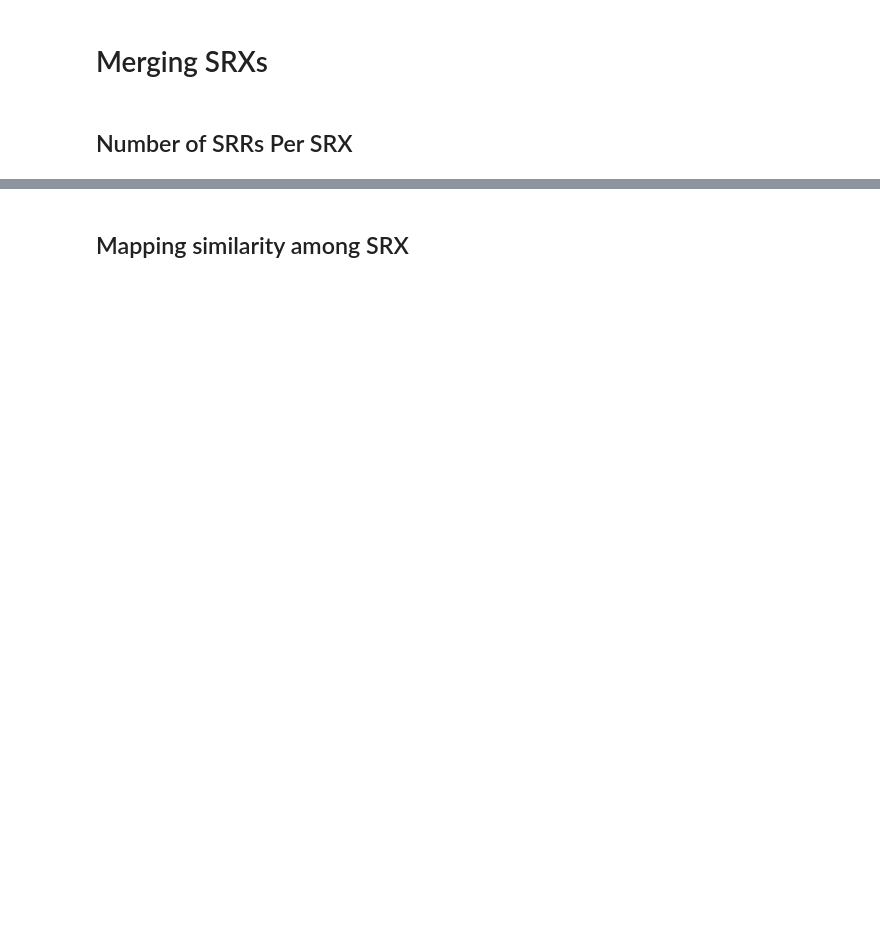
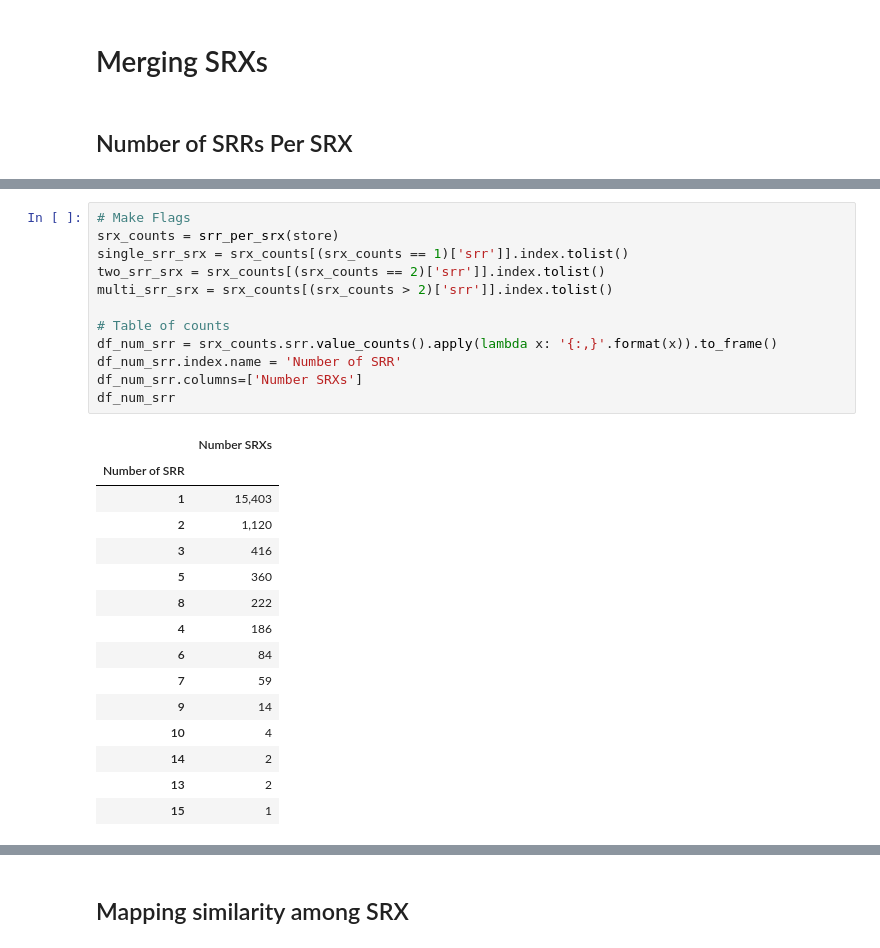
Before and after one commit to jfear/ncbi_remap, a Jupyter notebook: notebook/deliver/prealn-wf_merge_srr.ipynb, the cells around one changed output, grey strips where cells are left out. Saved outputs shown, nothing was run; the diff lists cells and outputs as text; blank space fills up the shorter version.

```diff
--- a/notebook/deliver/prealn-wf_merge_srr.ipynb
+++ b/notebook/deliver/prealn-wf_merge_srr.ipynb
@@ -62,0 +55,28 @@ There are 2,390 SRXs that have more than 1 SRR.
+# %%
+# Make Flags
+srx_counts = srr_per_srx(store)
+single_srr_srx = srx_counts[(srx_counts == 1)['srr']].index.tolist()
+two_srr_srx = srx_counts[(srx_counts == 2)['srr']].index.tolist()
+multi_srr_srx = srx_counts[(srx_counts > 2)['srr']].index.tolist()
+
+# Table of counts
+df_num_srr = srx_counts.srr.value_counts().apply(lambda x: '{:,}'.format(x)).to_frame()
+df_num_srr.index.name = 'Number of SRR'
+df_num_srr.columns=['Number SRXs']
+df_num_srr
+# %% [output]
+|  | Number SRXs |
+| Number of SRR |  |
+| 1 | 15,403 |
+| 2 | 1,120 |
+| 3 | 416 |
+| 5 | 360 |
+| 8 | 222 |
+| 4 | 186 |
+| 6 | 84 |
+| 7 | 59 |
+| 9 | 14 |
+| 10 | 4 |
+| 14 | 2 |
+| 13 | 2 |
+| 15 | 1 |
```
Also changed, not shown: parts of 11 cells of this notebook, 3 other files.
